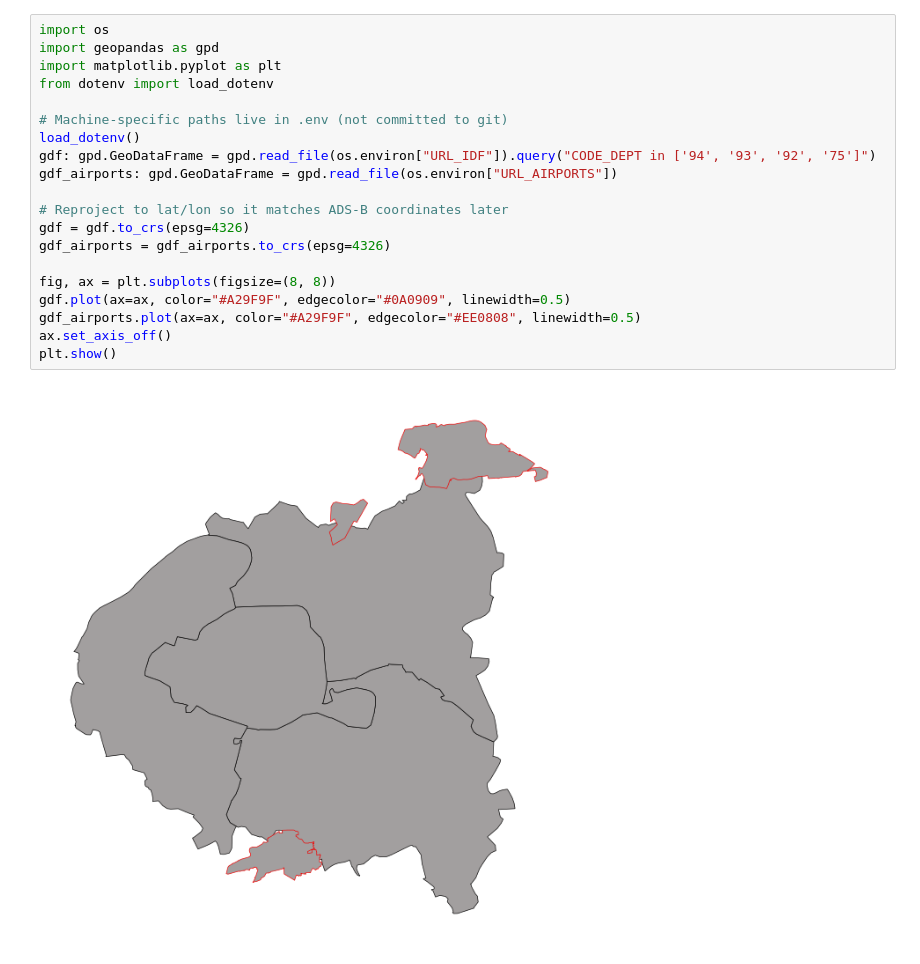
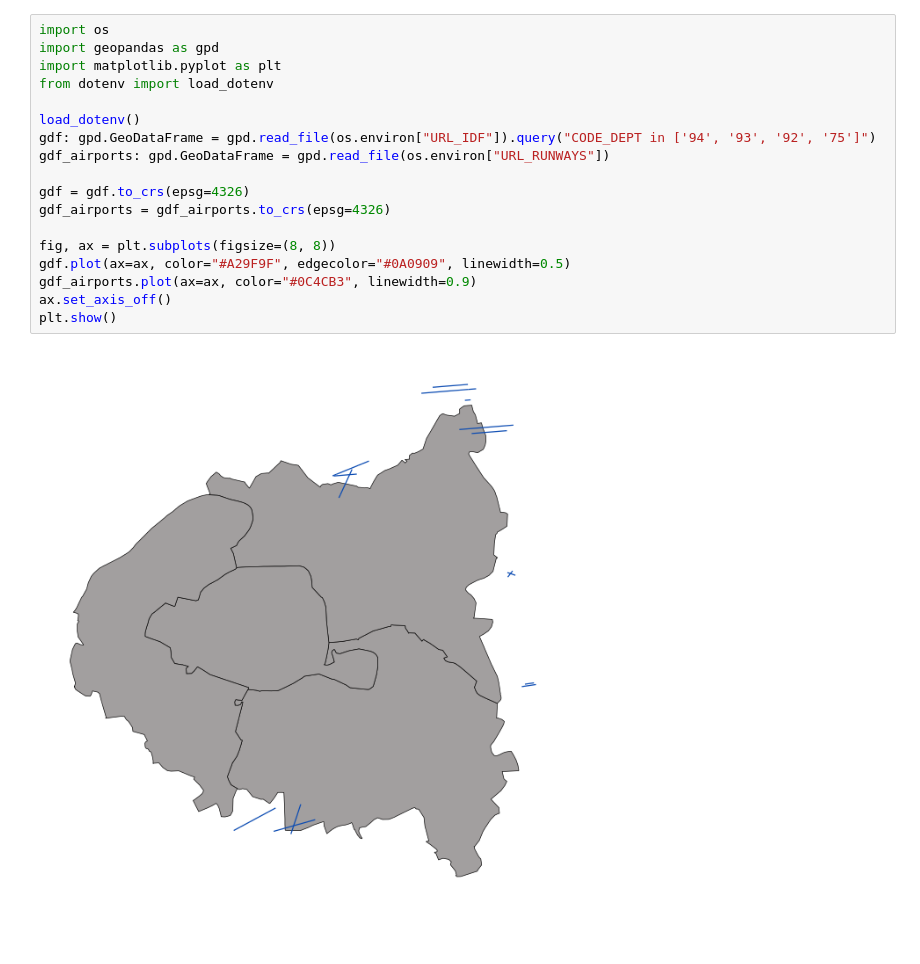
Before and after one commit to Somekindofa/airtracker_project_ILEMS, a Jupyter notebook: project.ipynb, the cells around one changed output. Cells and saved outputs as stored; diff of their text form; blank space fills up the shorter version.

```diff
--- a/project.ipynb
+++ b/project.ipynb
@@ -1,22 +1,20 @@
 # %%
 import os
 import geopandas as gpd
 import matplotlib.pyplot as plt
 from dotenv import load_dotenv
 
-# Machine-specific paths live in .env (not committed to git)
 load_dotenv()
 gdf: gpd.GeoDataFrame = gpd.read_file(os.environ["URL_IDF"]).query("CODE_DEPT in ['94', '93', '92', '75']")
-gdf_airports: gpd.GeoDataFrame = gpd.read_file(os.environ["URL_AIRPORTS"])
+gdf_airports: gpd.GeoDataFrame = gpd.read_file(os.environ["URL_RUNWAYS"])
 
-# Reproject to lat/lon so it matches ADS-B coordinates later
 gdf = gdf.to_crs(epsg=4326)
 gdf_airports = gdf_airports.to_crs(epsg=4326)
 
 fig, ax = plt.subplots(figsize=(8, 8))
 gdf.plot(ax=ax, color="#A29F9F", edgecolor="#0A0909", linewidth=0.5)
-gdf_airports.plot(ax=ax, color="#A29F9F", edgecolor="#EE0808", linewidth=0.5)
+gdf_airports.plot(ax=ax, color="#0C4CB3", linewidth=0.9)
 ax.set_axis_off()
 plt.show()
 # %% [output]
-[figure, old version]
+[figure, new version]
```
